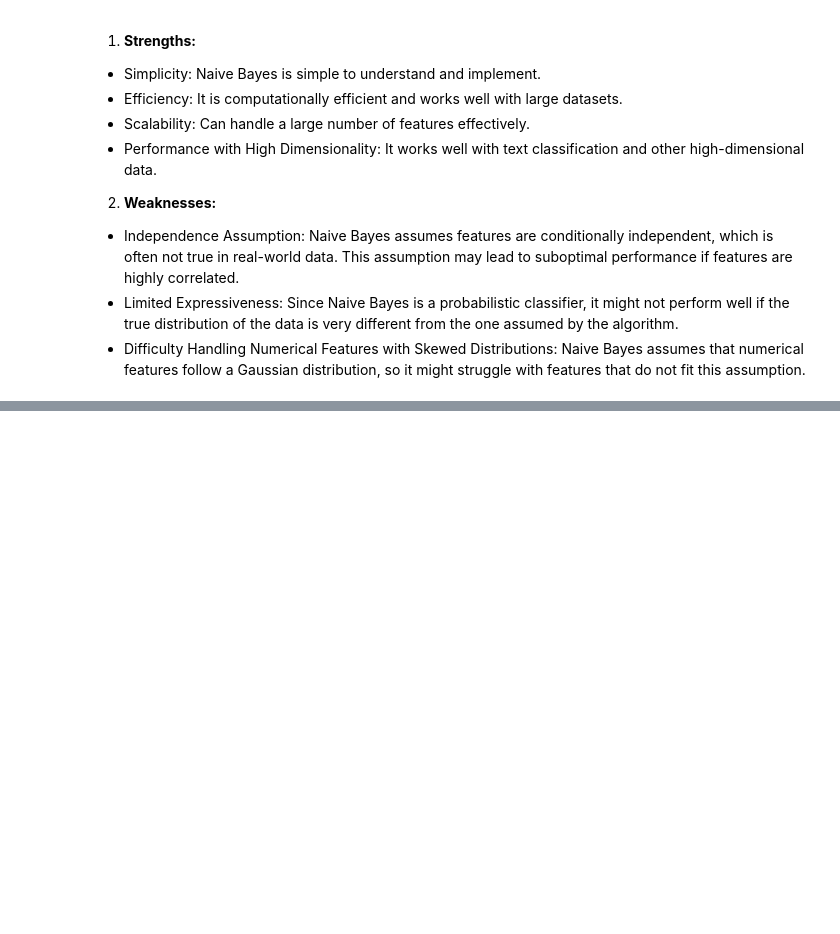
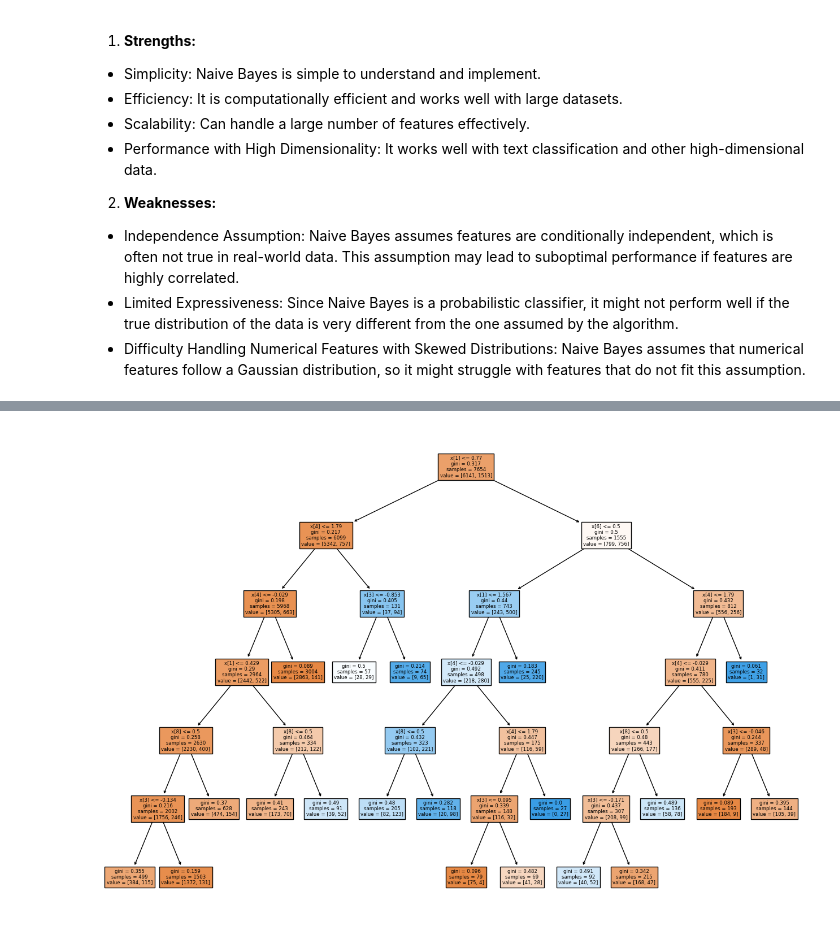
Before and after one commit to zayed95/churn_prediction, a Jupyter notebook: python_code.ipynb, the cells around one changed output, grey strips where cells are left out. Saved outputs shown, nothing was run; the diff lists cells and outputs as text; code cells hidden in the pictures; blank space fills up the shorter version.

```diff
--- a/python_code.ipynb
+++ b/python_code.ipynb
@@ -709,0 +792,12 @@ The classification report evaluates the performance of your classification model
+# %%
+from sklearn.model_selection import GridSearchCV
+
+grid= {
+    'criterion': ['gini', 'entropy'],
+    'max_leaf_nodes': [5, 10, 15, 20],
+    'max_depth':[5, 10, 15],
+    'min_samples_leaf': [5, 10, 15, 20]
+}
+
+grid_search = GridSearchCV(estimator=tree, param_grid=grid,
+                            scoring='accuracy',  cv=5, verbose=1, n_jobs=-1)
@@ -709,0 +876,6 @@ The classification report evaluates the performance of your classification model
+# %%
+plt.figure(figsize=(16,11))
+plot_tree(best_model, filled=True)
+plt.show()
+# %% [output]
+[figure, added]
```
Also changed, not shown: parts of 29 cells of this notebook.
